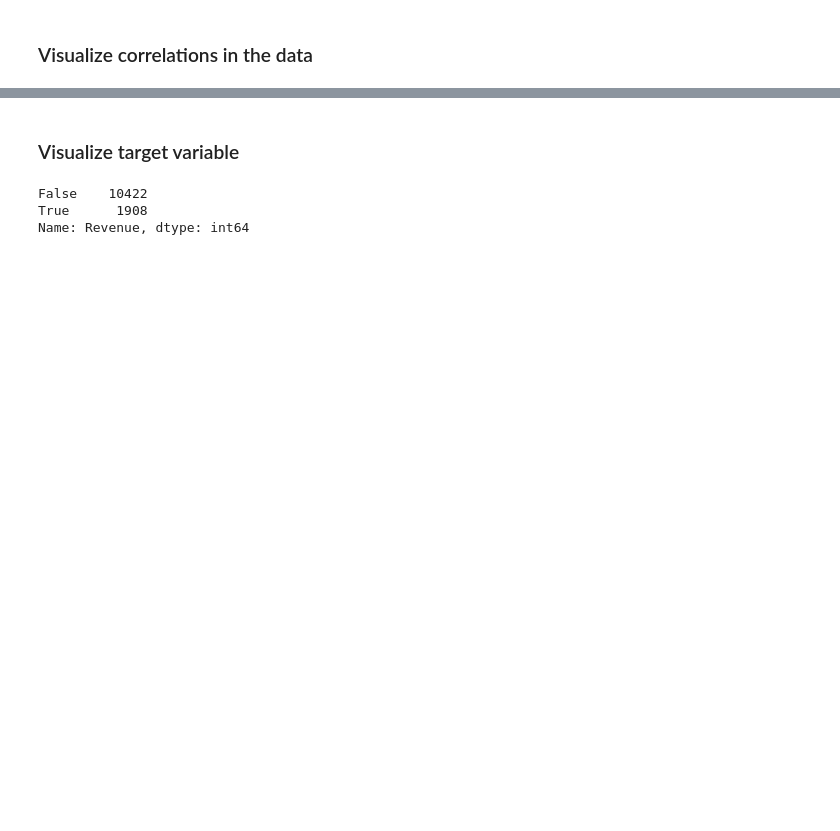
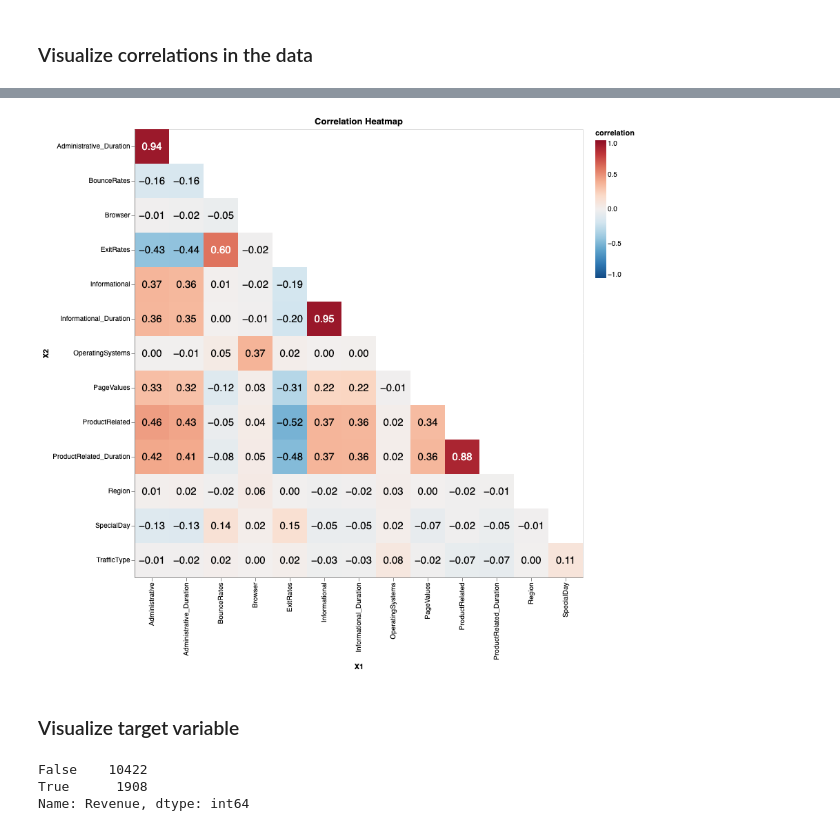
Before and after one commit to UBC-MDS/online-shoppers-purchasing-intention, a Jupyter notebook: src/eda.ipynb, the cells around one changed output, grey strips where cells are left out. Saved outputs shown, nothing was run; the diff lists cells and outputs as text; code cells hidden in the pictures; blank space fills up the shorter version.

```diff
--- a/src/eda.ipynb
+++ b/src/eda.ipynb
@@ -133,3 +171,44 @@ https://altair-viz.github.io/user_guide/troubleshooting.html
+# %%
+# nico note:
+# alternative correlation heatmap I had made, just including here for reference
+# we can pick which one to keep
+corr_df = (
+    raw_data.select_dtypes("number")
+    .corr("spearman")
+    .reset_index()
+    .melt("index")
+)
+
+corr_df.columns = ['X1', 'X2', 'correlation']
+
+base = alt.Chart(corr_df, title="Correlation Heatmap").transform_filter(
+    alt.datum.X1 < alt.datum.X2
+).encode(
+    x='X1',
+    y='X2',
+).properties(
+    width=alt.Step(50),
+    height=alt.Step(50)
+)
+
+rects = base.mark_rect().encode(
+    alt.Color('correlation', scale=alt.Scale(scheme="redblue", reverse=True, domain=(-1, 1)))
+)
+
+text = base.mark_text(
+    size=15
+).encode(
+    text=alt.Text('correlation', format=".2f"),
+    color=alt.condition(
+        "datum.correlation > 0.5",
+        alt.value('white'),
+        alt.value('black')
+    )
+)
+
+rects + text
+# %% [output]
+[figure, added]
 # %% [markdown]
 ### Visualize target variable
 # %%
```
Also changed, not shown: parts of 22 cells of this notebook.
